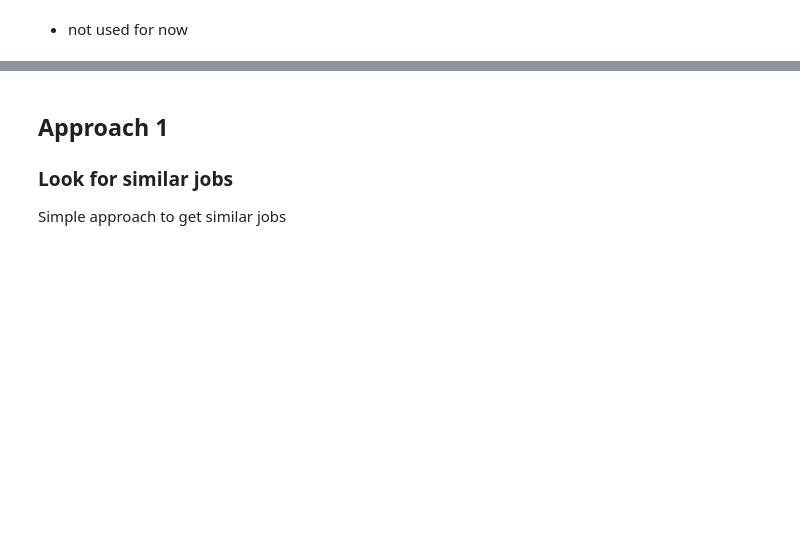
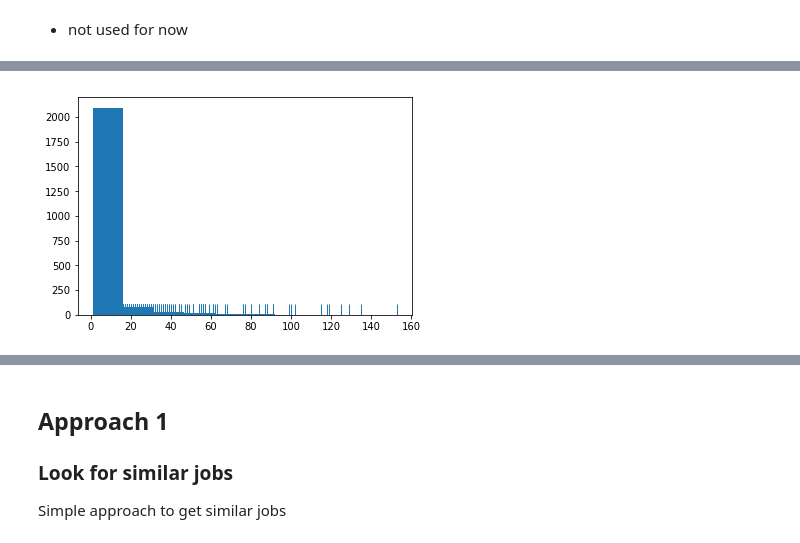
Before and after one commit to woetwoet/JobRecommendation, a Jupyter notebook: Profilevacancy_recommendation_V1.ipynb, the cells around one changed output, grey strips where cells are left out. Cells and saved outputs as stored; diff of their text form; code cells hidden in the pictures; blank space fills up the shorter version.

```diff
--- a/Profilevacancy_recommendation_V1.ipynb
+++ b/Profilevacancy_recommendation_V1.ipynb
@@ -115,0 +73,7 @@ plt.show()
+# %%
+hist = apps.groupby(['VacatureId']).sum()
+
+plt.hist(hist.rating, bins=10)
+sns.rugplot(hist.rating);
+# %% [output]
+[figure, added]
```
Also changed, not shown: parts of 15 cells of this notebook, 6 other files.
